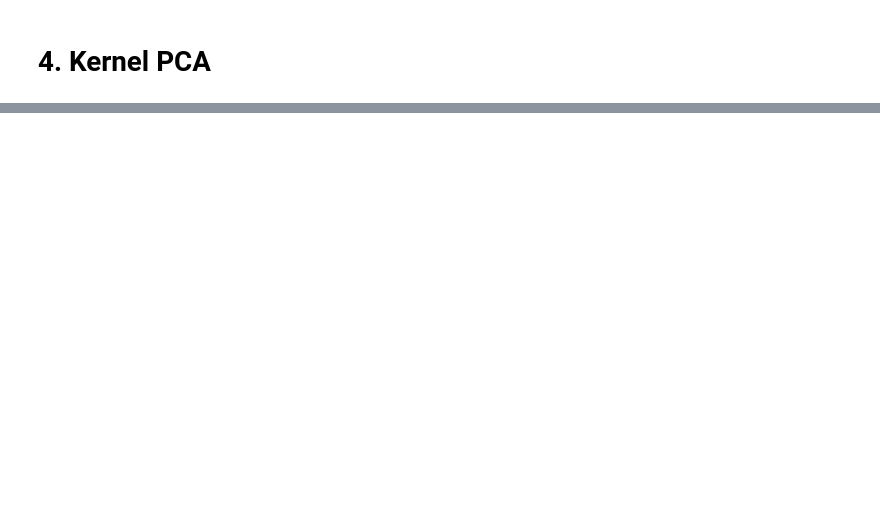
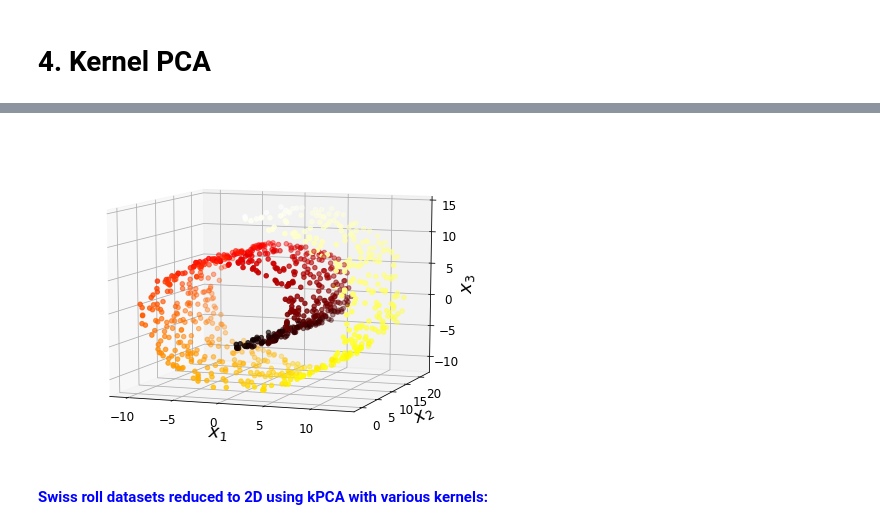
Before and after one commit to libingallin/handson_ml_2nd, a Jupyter notebook: chap08-dimensionality-reduction.ipynb, the cells around one changed output, grey strips where cells are left out. Saved outputs shown, nothing was run; the diff lists cells and outputs as text; code cells hidden in the pictures; blank space fills up the shorter version.

```diff
--- a/chap08-dimensionality-reduction.ipynb
+++ b/chap08-dimensionality-reduction.ipynb
@@ -626,0 +638,23 @@ plt.show()
+# %%
+from sklearn.datasets import make_swiss_roll
+
+X, t = make_swiss_roll(n_samples=1000, noise=0.2, random_state=42)
+# %%
+from mpl_toolkits.mplot3d import Axes3D
+
+# plot Swiss roll dataset
+fig = plt.figure(figsize=(8, 6))
+ax = fig.add_subplot(111, projection='3d')
+
+ax.scatter(X[:, 0], X[:, 1], X[:, 2], c=t, cmap=plt.cm.hot)
+ax.view_init(10, -70)
+ax.set_xlabel("$x_1$", fontsize=18)
+ax.set_ylabel("$x_2$", fontsize=18)
+ax.set_zlabel("$x_3$", fontsize=18)
+ax.set_xlim([-11.5, 14])
+ax.set_ylim([-2, 23])
+ax.set_zlim([-12, 15])
+
+plt.show()
+# %% [output]
+[figure, added]
@@ -626,0 +663,2 @@ plt.show()
+# %% [markdown]
+**<font color='blue'>Swiss roll datasets reduced to 2D using kPCA with various kernels:</font>**
```
Also changed, not shown: parts of 18 cells of this notebook.
